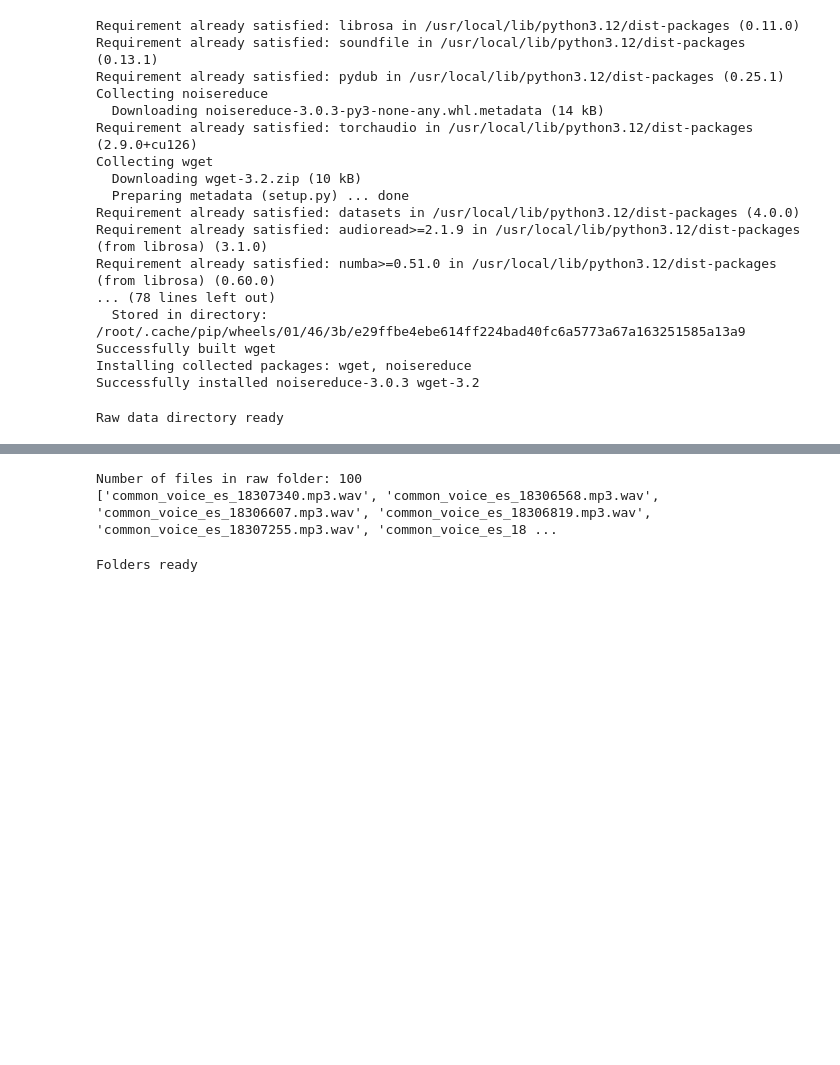
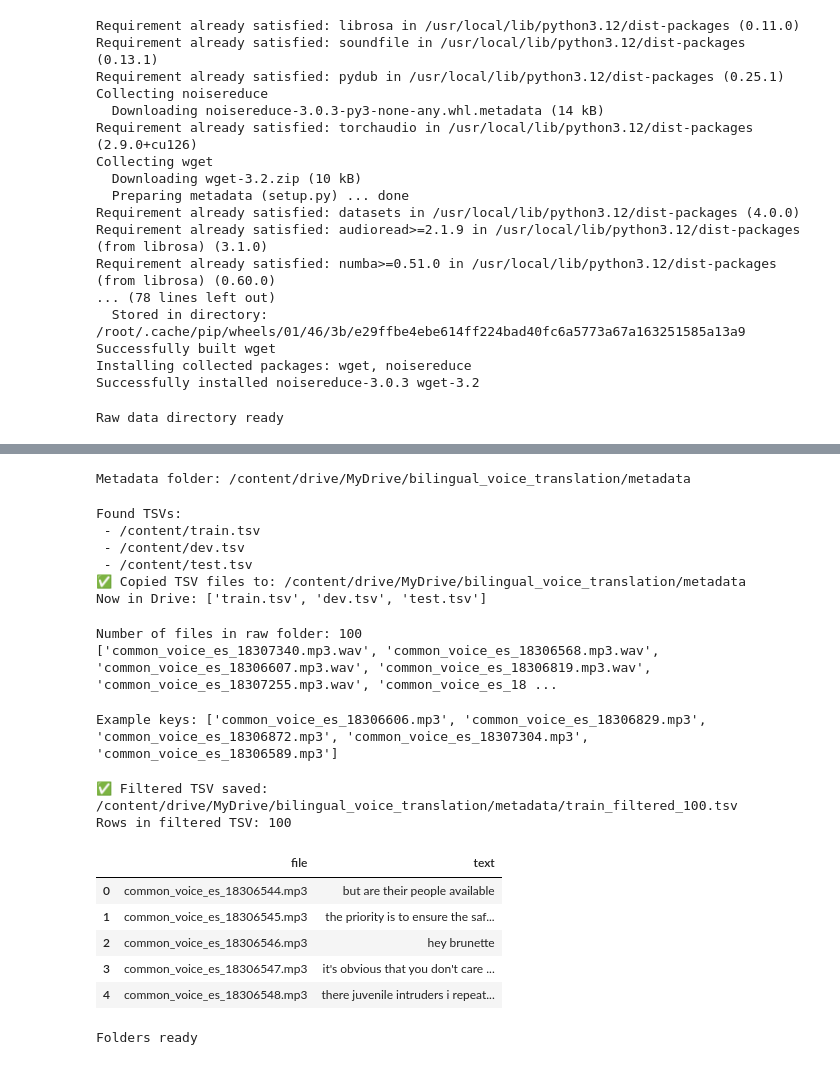
Before and after one commit to NilakshanRaveendran/bilingual-voice-translation-research, a Jupyter notebook: notebooks/Dataset_Preprocessing.ipynb, the cells around one changed output, grey strips where cells are left out. Drawn from its saved outputs; the diff is of its cells as text; code cells hidden in the pictures; blank space fills up the shorter version.

```diff
--- a/notebooks/Dataset_Preprocessing.ipynb
+++ b/notebooks/Dataset_Preprocessing.ipynb
@@ -62,5 +87,36 @@ Raw data directory ready
 # %%
 # ls /content/train | head -n 100 | xargs -I {} mv /content/train/{} /content/drive/MyDrive/bilingual_voice_translation/data/raw/
+# %%
+import os, glob, shutil
+
+META_DIR = "/content/drive/MyDrive/bilingual_voice_translation/metadata"
+os.makedirs(META_DIR, exist_ok=True)
+print("Metadata folder:", META_DIR)
+# %% [output]
+Metadata folder: /content/drive/MyDrive/bilingual_voice_translation/metadata
+# %%
+# Search for train/dev/test tsv anywhere under /content
+tsv_candidates = glob.glob("/content/**/train.tsv", recursive=True) + \
+                 glob.glob("/content/**/dev.tsv", recursive=True) + \
+                 glob.glob("/content/**/test.tsv", recursive=True)
+
+print("Found TSVs:")
+for p in tsv_candidates:
+    print(" -", p)
+
+# Copy them to Drive metadata folder
+for p in tsv_candidates:
+    shutil.copy(p, os.path.join(META_DIR, os.path.basename(p)))
+
+print("✅ Copied TSV files to:", META_DIR)
+print("Now in Drive:", os.listdir(META_DIR))
+# %% [output]
+Found TSVs:
+ - /content/train.tsv
+ - /content/dev.tsv
+ - /content/test.tsv
+✅ Copied TSV files to: /content/drive/MyDrive/bilingual_voice_translation/metadata
+Now in Drive: ['train.tsv', 'dev.tsv', 'test.tsv']
 # %%
 import os
 
@@ -72,6 +128,41 @@ print(files[:10])
 # %% [output]
 Number of files in raw folder: 100
 ['common_voice_es_18307340.mp3.wav', 'common_voice_es_18306568.mp3.wav', 'common_voice_es_18306607.mp3.wav', 'common_voice_es_18306819.mp3.wav', 'common_voice_es_18307255.mp3.wav', 'common_voice_es_18 ...
+# %%
+raw_keys = set()
+for f in raw_files:
+    if f.endswith(".mp3.wav"):
+        raw_keys.add(f.replace(".wav", ""))  # becomes *.mp3
+    else:
+        raw_keys.add(os.path.splitext(f)[0]) # fallback
+
+print("Example keys:", list(raw_keys)[:5])
+# %% [output]
+Example keys: ['common_voice_es_18306606.mp3', 'common_voice_es_18306829.mp3', 'common_voice_es_18306872.mp3', 'common_voice_es_18307304.mp3', 'common_voice_es_18306589.mp3']
+# %%
+import pandas as pd
+
+train_path = os.path.join(META_DIR, "train.tsv")
+df_train = pd.read_csv(train_path, sep="\t", header=None, names=["file", "text"])
+
+# keep only rows whose file is in our raw_keys set
+df_train_100 = df_train[df_train["file"].isin(raw_keys)].copy()
+
+out_path = os.path.join(META_DIR, "train_filtered_100.tsv")
+df_train_100.to_csv(out_path, sep="\t", index=False, header=False)
+
+print("✅ Filtered TSV saved:", out_path)
+print("Rows in filtered TSV:", len(df_train_100))
+df_train_100.head()
+# %% [output]
+✅ Filtered TSV saved: /content/drive/MyDrive/bilingual_voice_translation/metadata/train_filtered_100.tsv
+Rows in filtered TSV: 100
+|  | file | text |
+| 0 | common_voice_es_18306544.mp3 | but are their people available |
+| 1 | common_voice_es_18306545.mp3 | the priority is to ensure the saf... |
+| 2 | common_voice_es_18306546.mp3 | hey brunette |
+| 3 | common_voice_es_18306547.mp3 | it's obvious that you don't care ... |
+| 4 | common_voice_es_18306548.mp3 | there juvenile intruders i repeat... |
 # %%
 import os
 
```
Also changed, not shown: parts of 5 cells of this notebook.
